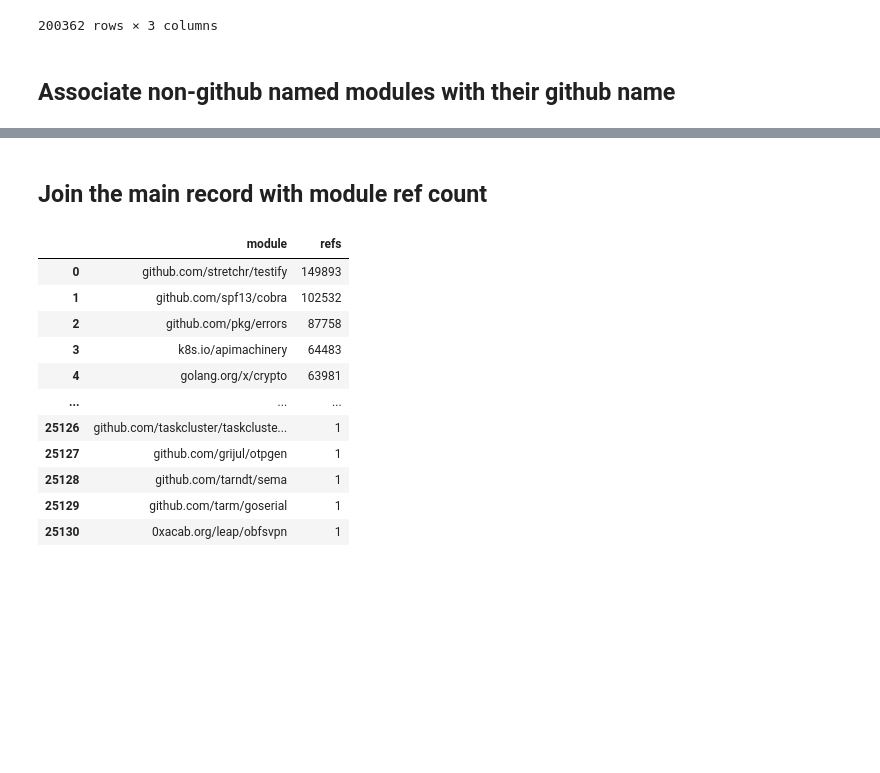
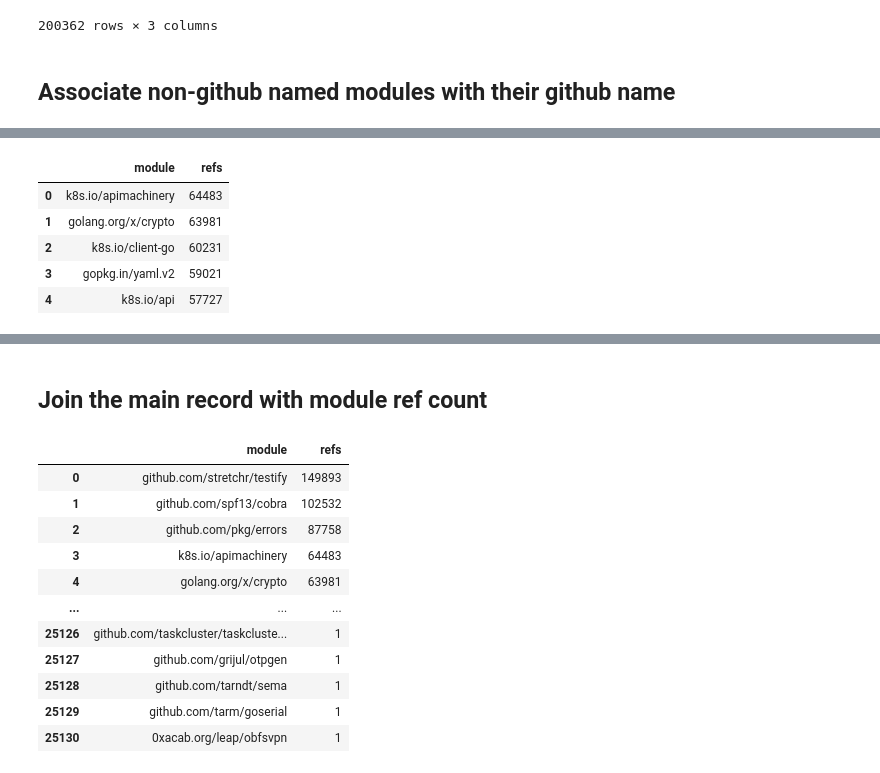
Before and after one commit to schnell18/play-data-science, a Jupyter notebook: msr-golang/etl.ipynb, the cells around one changed output, grey strips where cells are left out. Cells and saved outputs as stored; diff of their text form; code cells hidden in the pictures; blank space fills up the shorter version.

```diff
--- a/msr-golang/etl.ipynb
+++ b/msr-golang/etl.ipynb
@@ -117,0 +140,9 @@ convert_names("name-conv-module-refs.csv", progress_file="name-conv-progress.csv
+# %%
+df_11.head()
+# %% [output]
+|  | module | refs |
+| 0 | k8s.io/apimachinery | 64483 |
+| 1 | golang.org/x/crypto | 63981 |
+| 2 | k8s.io/client-go | 60231 |
+| 3 | gopkg.in/yaml.v2 | 59021 |
+| 4 | k8s.io/api | 57727 |
```
Also changed, not shown: parts of 5 cells of this notebook, 2 other files.
